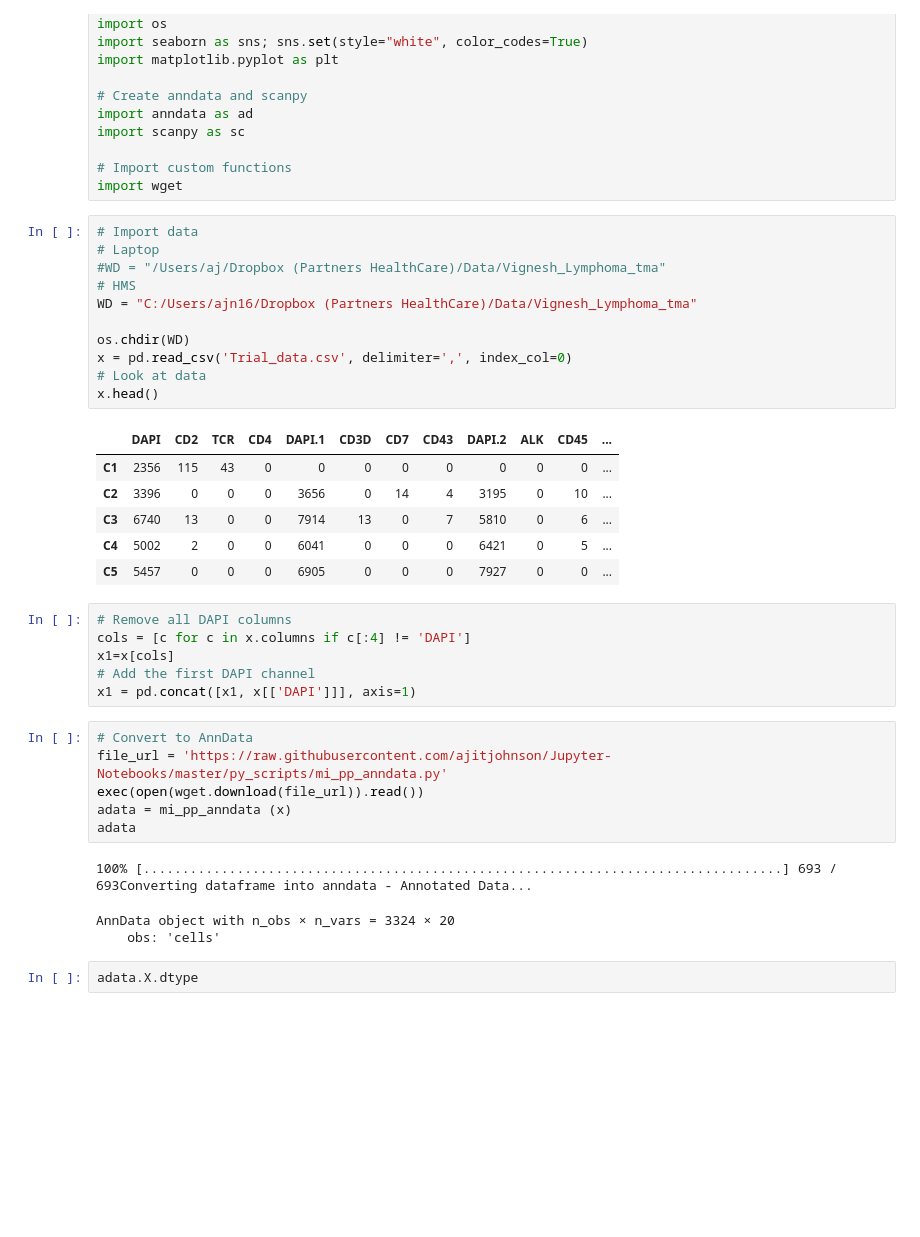
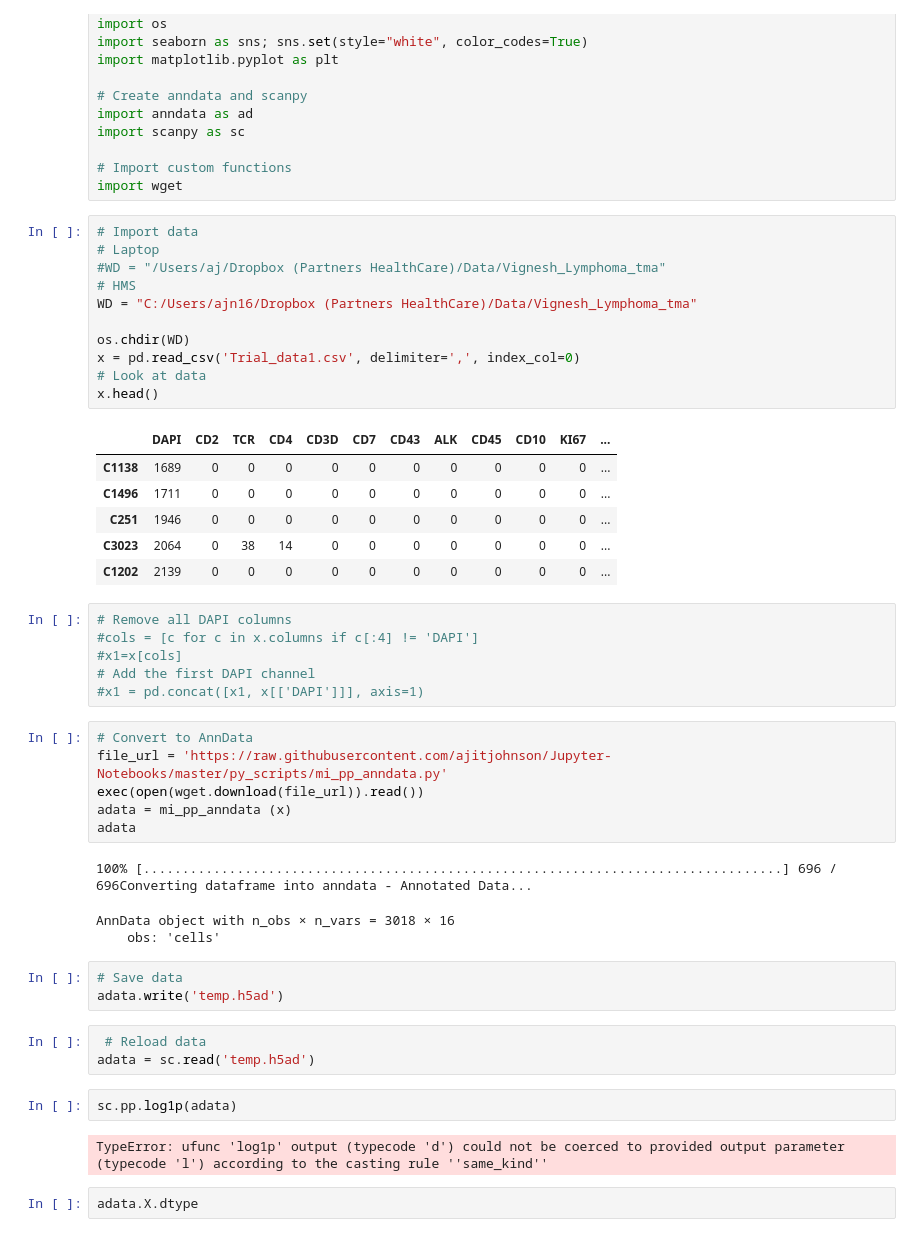
Before and after one commit to ajitjohnson/Jupyter-Notebooks, a Jupyter notebook: TMA_playbook.ipynb, the cells around one changed output. Saved outputs shown, nothing was run; the diff lists cells and outputs as text; blank space fills up the shorter version.

```diff
--- a/TMA_playbook.ipynb
+++ b/TMA_playbook.ipynb
@@ -17,27 +17,27 @@ import wget
 # %%
 # Import data
 # Laptop
 #WD = "/Users/aj/Dropbox (Partners HealthCare)/Data/Vignesh_Lymphoma_tma"
 # HMS
 WD = "C:/Users/ajn16/Dropbox (Partners HealthCare)/Data/Vignesh_Lymphoma_tma"
 
 os.chdir(WD)
-x = pd.read_csv('Trial_data.csv', delimiter=',', index_col=0)
+x = pd.read_csv('Trial_data1.csv', delimiter=',', index_col=0)
 # Look at data
 x.head()
 # %% [output]
-|  | DAPI | CD2 | TCR | CD4 | DAPI.1 | CD3D | CD7 | CD43 | DAPI.2 | ALK | CD45 | ... |
-| C1 | 2356 | 115 | 43 | 0 | 0 | 0 | 0 | 0 | 0 | 0 | 0 | ... |
-| C2 | 3396 | 0 | 0 | 0 | 3656 | 0 | 14 | 4 | 3195 | 0 | 10 | ... |
-| C3 | 6740 | 13 | 0 | 0 | 7914 | 13 | 0 | 7 | 5810 | 0 | 6 | ... |
-| C4 | 5002 | 2 | 0 | 0 | 6041 | 0 | 0 | 0 | 6421 | 0 | 5 | ... |
-| C5 | 5457 | 0 | 0 | 0 | 6905 | 0 | 0 | 0 | 7927 | 0 | 0 | ... |
+|  | DAPI | CD2 | TCR | CD4 | CD3D | CD7 | CD43 | ALK | CD45 | CD10 | KI67 | ... |
+| C1138 | 1689 | 0 | 0 | 0 | 0 | 0 | 0 | 0 | 0 | 0 | 0 | ... |
+| C1496 | 1711 | 0 | 0 | 0 | 0 | 0 | 0 | 0 | 0 | 0 | 0 | ... |
+| C251 | 1946 | 0 | 0 | 0 | 0 | 0 | 0 | 0 | 0 | 0 | 0 | ... |
+| C3023 | 2064 | 0 | 38 | 14 | 0 | 0 | 0 | 0 | 0 | 0 | 0 | ... |
+| C1202 | 2139 | 0 | 0 | 0 | 0 | 0 | 0 | 0 | 0 | 0 | 0 | ... |
 # %%
 # Remove all DAPI columns
-cols = [c for c in x.columns if c[:4] != 'DAPI']
-x1=x[cols]
+#cols = [c for c in x.columns if c[:4] != 'DAPI']
+#x1=x[cols]
 # Add the first DAPI channel
-x1 = pd.concat([x1, x[['DAPI']]], axis=1)
+#x1 = pd.concat([x1, x[['DAPI']]], axis=1)
 # %%
 # Convert to AnnData
 file_url = 'https://raw.githubusercontent.com/ajitjohnson/Jupyter-Notebooks/master/py_scripts/mi_pp_anndata.py'
@@ -45,9 +45,19 @@ exec(open(wget.download(file_url)).read())
 adata = mi_pp_anndata (x)
 adata
 # %% [output]
-100% [..................................................................................] 693 / 693Converting dataframe into anndata - Annotated Data...
+100% [..................................................................................] 696 / 696Converting dataframe into anndata - Annotated Data...
-AnnData object with n_obs × n_vars = 3324 × 20
+AnnData object with n_obs × n_vars = 3018 × 16
     obs: 'cells'
+# %%
+# Save data
+adata.write('temp.h5ad')
+# %%
+ # Reload data
+adata = sc.read('temp.h5ad')
+# %%
+sc.pp.log1p(adata)
+# %% [output]
+TypeError: ufunc 'log1p' output (typecode 'd') could not be coerced to provided output parameter (typecode 'l') according to the casting rule ''same_kind''
 # %%
 adata.X.dtype
 # %% [output]
```
Also changed, not shown: parts of 4 cells of this notebook, 1 other file.
